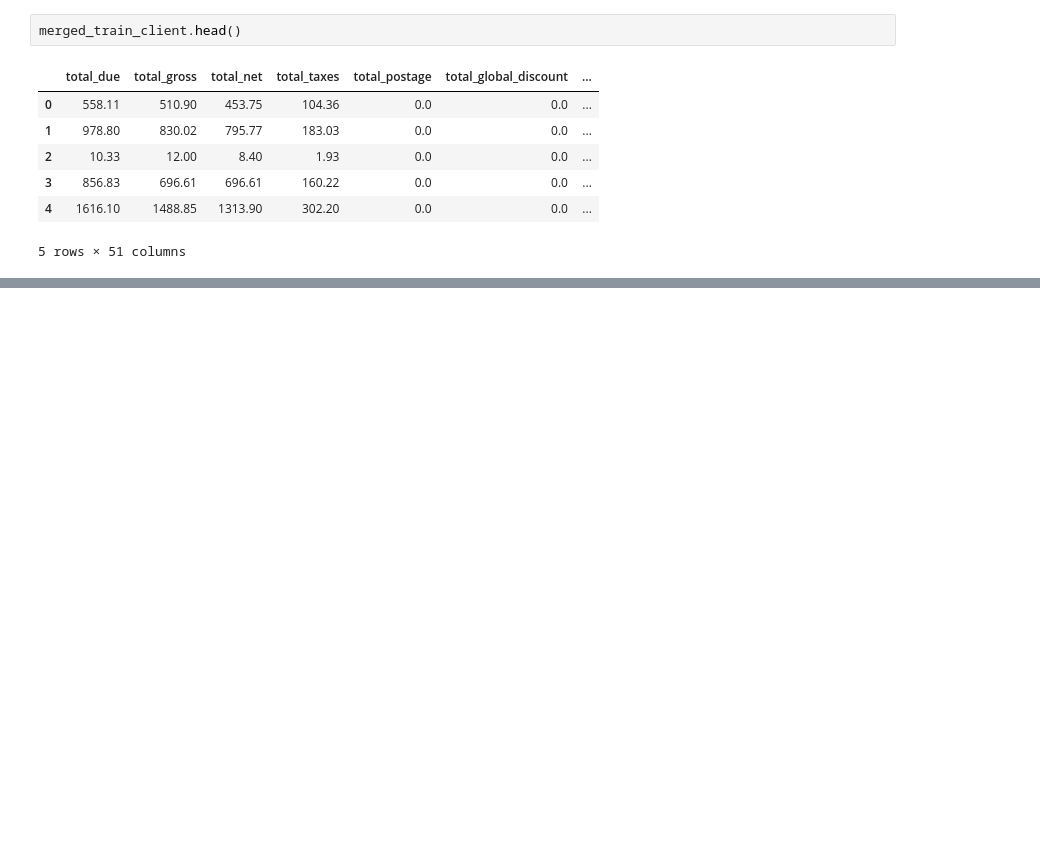
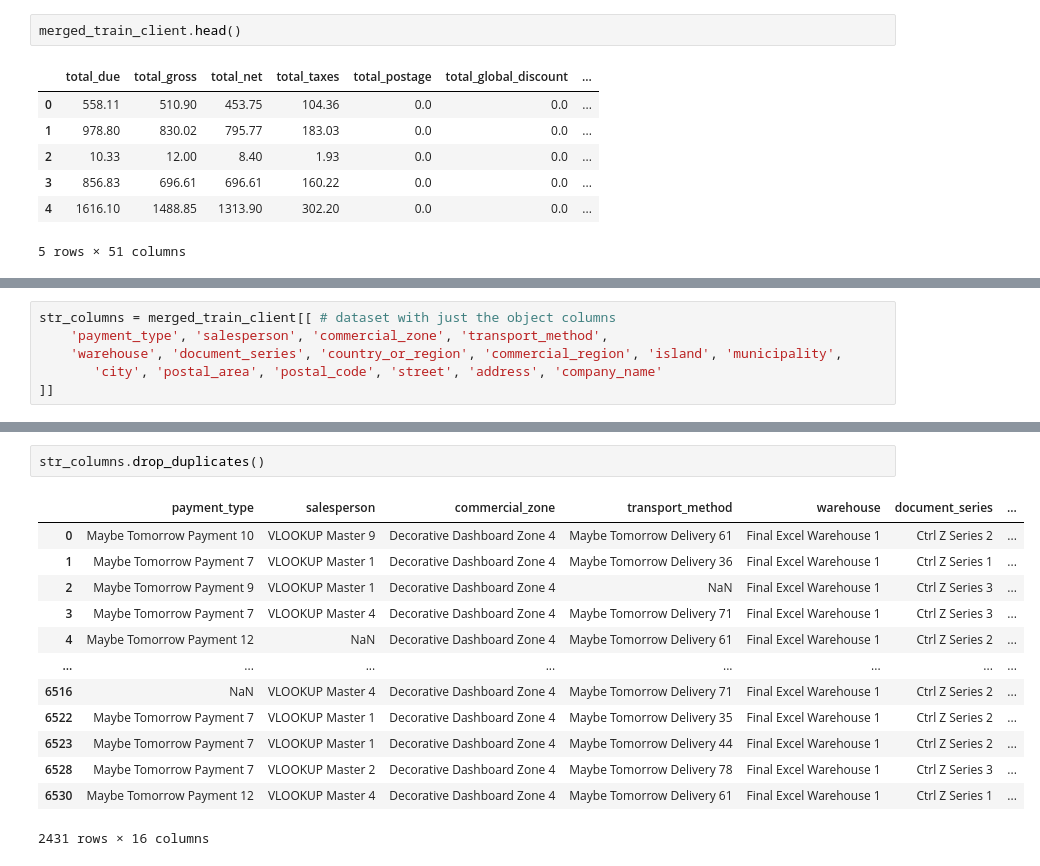
Before and after one commit to jfmenezes/Projeto-Machine-Learning, a Jupyter notebook: Notebook/DataExploration_TrainAndClients.ipynb, the cells around one changed output, grey strips where cells are left out. Saved outputs shown, nothing was run; the diff lists cells and outputs as text; blank space fills up the shorter version.

```diff
--- a/Notebook/DataExploration_TrainAndClients.ipynb
+++ b/Notebook/DataExploration_TrainAndClients.ipynb
@@ -292,0 +325,6 @@ customer_type.sort()
+# %%
+str_columns = merged_train_client[[ # dataset with just the object columns
+    'payment_type', 'salesperson', 'commercial_zone', 'transport_method',
+    'warehouse', 'document_series', 'country_or_region', 'commercial_region', 'island', 'municipality',
+       'city', 'postal_area', 'postal_code', 'street', 'address', 'company_name'
+]]
@@ -292,0 +397,16 @@ customer_type.sort()
+# %%
+str_columns.drop_duplicates()
+# %% [output]
+|  | payment_type | salesperson | commercial_zone | transport_method | warehouse | document_series | ... |
+| 0 | Maybe Tomorrow Payment 10 | VLOOKUP Master 9 | Decorative Dashboard Zone 4 | Maybe Tomorrow Delivery 61 | Final Excel Warehouse 1 | Ctrl Z Series 2 | ... |
+| 1 | Maybe Tomorrow Payment 7 | VLOOKUP Master 1 | Decorative Dashboard Zone 4 | Maybe Tomorrow Delivery 36 | Final Excel Warehouse 1 | Ctrl Z Series 1 | ... |
+| 2 | Maybe Tomorrow Payment 9 | VLOOKUP Master 1 | Decorative Dashboard Zone 4 | NaN | Final Excel Warehouse 1 | Ctrl Z Series 3 | ... |
+| 3 | Maybe Tomorrow Payment 7 | VLOOKUP Master 4 | Decorative Dashboard Zone 4 | Maybe Tomorrow Delivery 71 | Final Excel Warehouse 1 | Ctrl Z Series 3 | ... |
+| 4 | Maybe Tomorrow Payment 12 | NaN | Decorative Dashboard Zone 4 | Maybe Tomorrow Delivery 61 | Final Excel Warehouse 1 | Ctrl Z Series 2 | ... |
+| ... | ... | ... | ... | ... | ... | ... | ... |
+| 6516 | NaN | VLOOKUP Master 4 | Decorative Dashboard Zone 4 | Maybe Tomorrow Delivery 71 | Final Excel Warehouse 1 | Ctrl Z Series 2 | ... |
+| 6522 | Maybe Tomorrow Payment 7 | VLOOKUP Master 1 | Decorative Dashboard Zone 4 | Maybe Tomorrow Delivery 35 | Final Excel Warehouse 1 | Ctrl Z Series 2 | ... |
+| 6523 | Maybe Tomorrow Payment 7 | VLOOKUP Master 1 | Decorative Dashboard Zone 4 | Maybe Tomorrow Delivery 44 | Final Excel Warehouse 1 | Ctrl Z Series 2 | ... |
+| 6528 | Maybe Tomorrow Payment 7 | VLOOKUP Master 2 | Decorative Dashboard Zone 4 | Maybe Tomorrow Delivery 78 | Final Excel Warehouse 1 | Ctrl Z Series 3 | ... |
+| 6530 | Maybe Tomorrow Payment 12 | VLOOKUP Master 4 | Decorative Dashboard Zone 4 | Maybe Tomorrow Delivery 61 | Final Excel Warehouse 1 | Ctrl Z Series 1 | ... |
+2431 rows × 16 columns
```
Also changed, not shown: parts of 9 cells of this notebook, 1 other file.
